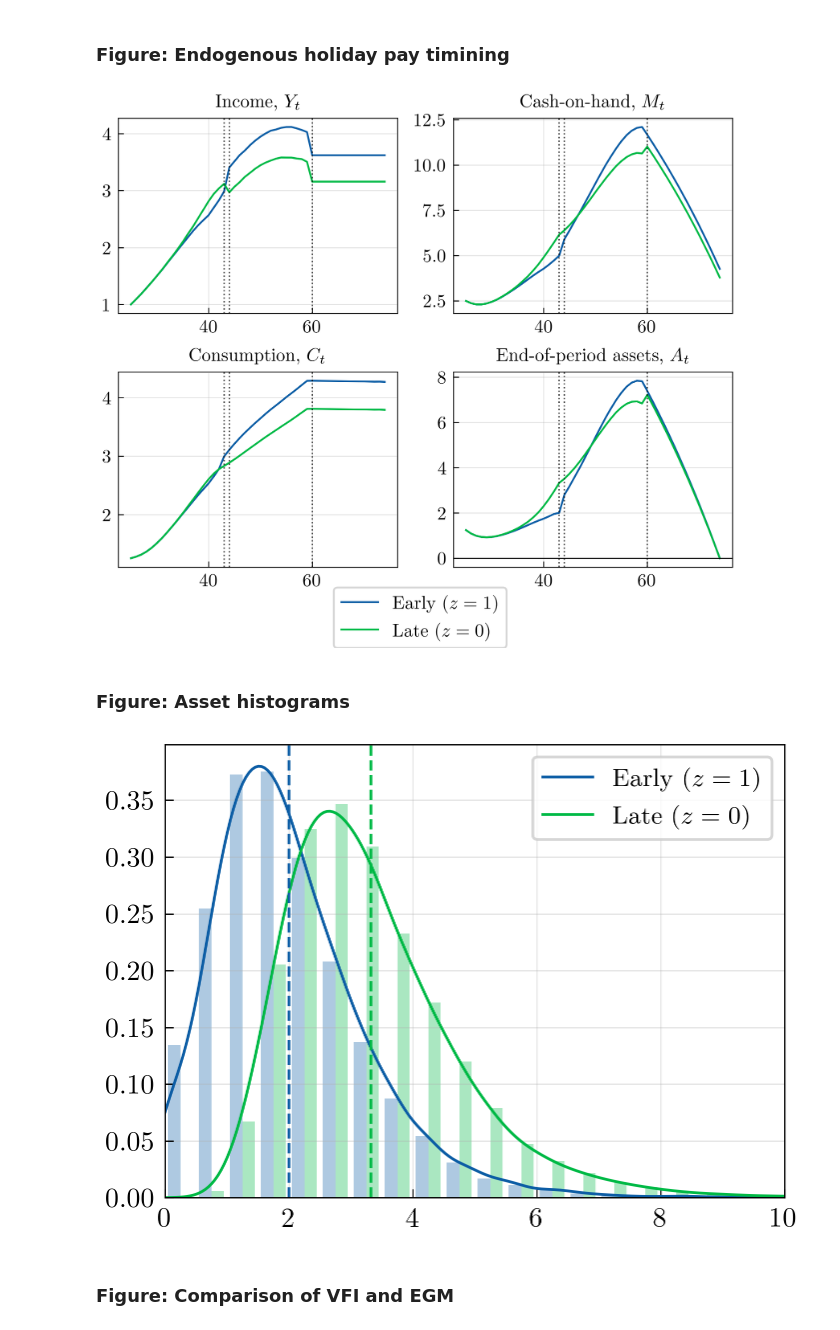
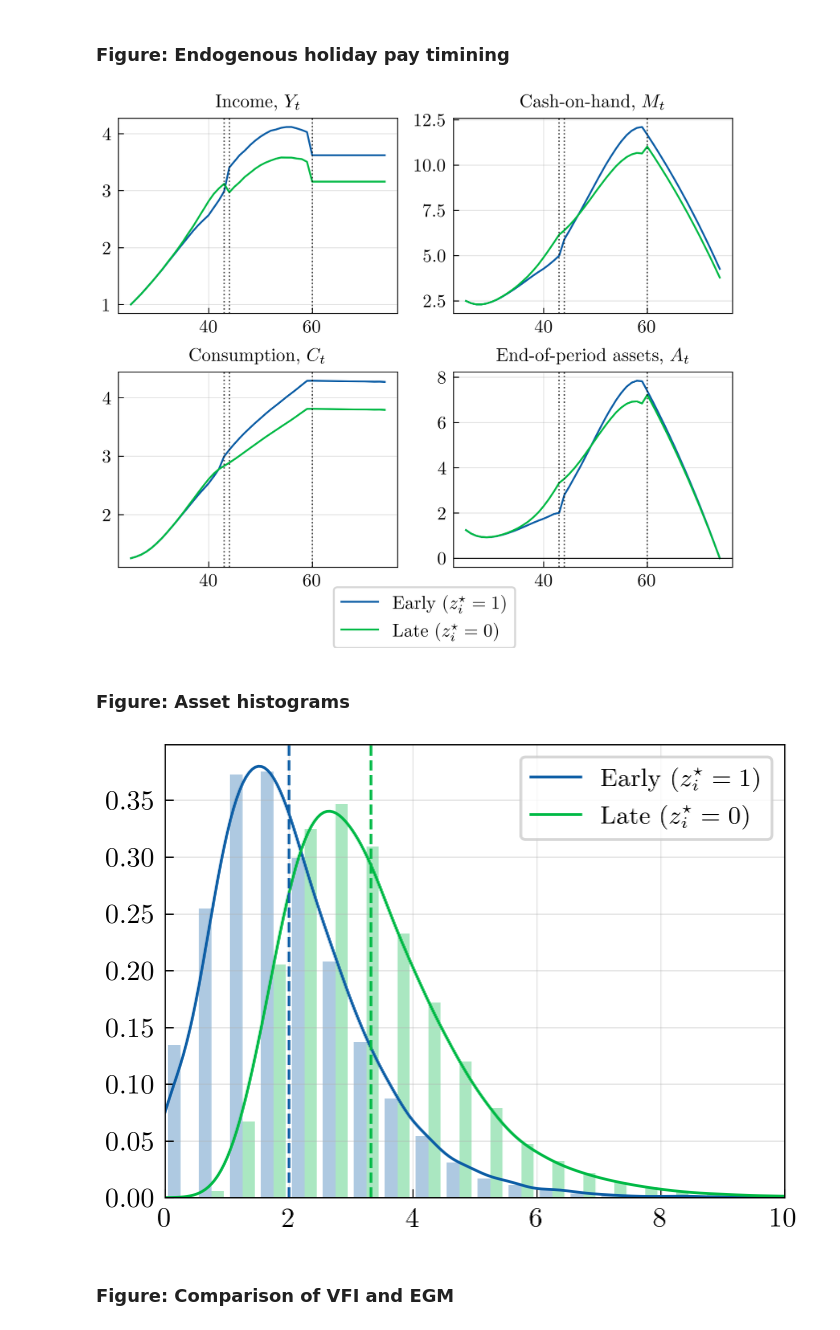
Before and after one commit to JMSundram/DP_TP_21, a Jupyter notebook: RUN_MAIN.ipynb, the cells around one changed output. Saved outputs shown, nothing was run; the diff lists cells and outputs as text; code cells hidden in the pictures.

```diff
--- a/RUN_MAIN.ipynb
+++ b/RUN_MAIN.ipynb
@@ -48,7 +48,7 @@ if fast:
     par.Nh = 10
 
 # Model
-_, sim = run_model(par)
+sol, sim = run_model(par)
 
 # Plot
 fig,ax = plt.subplots(2,2,figsize=(6,4.5),dpi=dpi)
@@ -86,7 +138,7 @@ if fast:
     par.Nh = 10
 
 # Model
-_, sim = run_model(par)
+sol, sim = run_model(par)
 
 # Plot
 fig,ax = plt.subplots(2,2,figsize=(6,4.5),dpi=dpi)
@@ -277,14 +453,14 @@ for i,z_i in enumerate(sim.z):
 
 # Plot
 fig,ax = plt.subplots(2,2,figsize=(6,4.5),dpi=dpi)
-ax[0,0].plot(range(25,par.T+25), sim_Y_early.mean(axis=0), label='Early ($z=1$)')
-ax[0,0].plot(range(25,par.T+25), sim_Y_late.mean(axis=0), label='Late ($z=0$)')
-ax[0,1].plot(range(25,par.T+25), sim_M_early.mean(axis=0), label='Early ($z=1$)')
-ax[0,1].plot(range(25,par.T+25), sim_M_late.mean(axis=0), label='Late ($z=0$)')
-ax[1,0].plot(range(25,par.T+25), sim_C_early.mean(axis=0), label='Early ($z=1$)')
-ax[1,0].plot(range(25,par.T+25), sim_C_late.mean(axis=0), label='Late ($z=0$)')
-ax[1,1].plot(range(25,par.T+25), sim_A_early.mean(axis=0), label='Early ($z=1$)')
-ax[1,1].plot(range(25,par.T+25), sim_A_late.mean(axis=0), label='Late ($z=0$)')
+ax[0,0].plot(range(25,par.T+25), sim_Y_early.mean(axis=0), label='Early ($z_i^\star=1$)')
+ax[0,0].plot(range(25,par.T+25), sim_Y_late.mean(axis=0), label='Late ($z_i^\star=0$)')
+ax[0,1].plot(range(25,par.T+25), sim_M_early.mean(axis=0), label='Early ($z_i^\star=1$)')
+ax[0,1].plot(range(25,par.T+25), sim_M_late.mean(axis=0), label='Late ($z_i^\star=0$)')
+ax[1,0].plot(range(25,par.T+25), sim_C_early.mean(axis=0), label='Early ($z_i^\star=1$)')
+ax[1,0].plot(range(25,par.T+25), sim_C_late.mean(axis=0), label='Late ($z_i^\star=0$)')
+ax[1,1].plot(range(25,par.T+25), sim_A_early.mean(axis=0), label='Early ($z_i^\star=1$)')
+ax[1,1].plot(range(25,par.T+25), sim_A_late.mean(axis=0), label='Late ($z_i^\star=0$)')
 ax[0,0].set_title('Income, $Y_t$', fontsize=10)
 ax[0,1].set_title('Cash-on-hand, $M_t$', fontsize=10)
 ax[1,0].set_title('Consumption, $C_t$', fontsize=10)
@@ -303,31 +479,31 @@ handles, labels = ax[0,0].get_legend_handles_labels()
 fig.legend(handles, labels, loc=(0.37,0.00), frameon=True)
 if save: plt.savefig(r'figs\fig_endo_ha.png')
 # %% [output]
-[figure, old version]
+[figure, new version]
 # %% [markdown]
 ### Figure: Asset histograms
 # %%
 # Compute kernel densities
 xs = np.linspace(0,10,200)
 density_early = gaussian_kde(sim_A_early[:,par.TH-1], bw_method=0.2)
 density_late = gaussian_kde(sim_A_late[:,par.TH-1], bw_method=0.2)
 
 # Do figure
 plt.figure(figsize=(4,3),dpi=dpi)
-plt.plot(xs,density_early(xs), color='#0C5DA5', label='Early ($z=1$)')
-plt.plot(xs,density_late(xs), color='#00B945', label='Late ($z=0$)')
+plt.plot(xs,density_early(xs), color='#0C5DA5', label='Early ($z_i^\star=1$)')
+plt.plot(xs,density_late(xs), color='#00B945', label='Late ($z_i^\star=0$)')
 plt.hist([sim_A_early[:,par.TH-1],sim_A_late[:,par.TH-1]], alpha=1/3, density = True, bins = np.linspace(0,10,21))
 plt.axvline(sim_A_early[:,par.TH-1].mean(), color='#0C5DA5', ls='--')
 plt.axvline(sim_A_late[:,par.TH-1].mean(), color='#00B945', ls='--')
 plt.xlim([0,10])
 plt.grid(alpha=1/3)
 plt.minorticks_off()
 ax = plt.gca()
 ax.tick_params(top=False, right=False)
 plt.legend(frameon=True, fontsize=9)
 if save: plt.savefig(r'figs\fig_asset_hist.png')
 # %% [output]
-[figure, old version]
+[figure, new version]
 # %% [markdown]
 ### Figure: Comparison of VFI and EGM
 # %%
```
Also changed, not shown: parts of 31 cells of this notebook, 18 other files.
